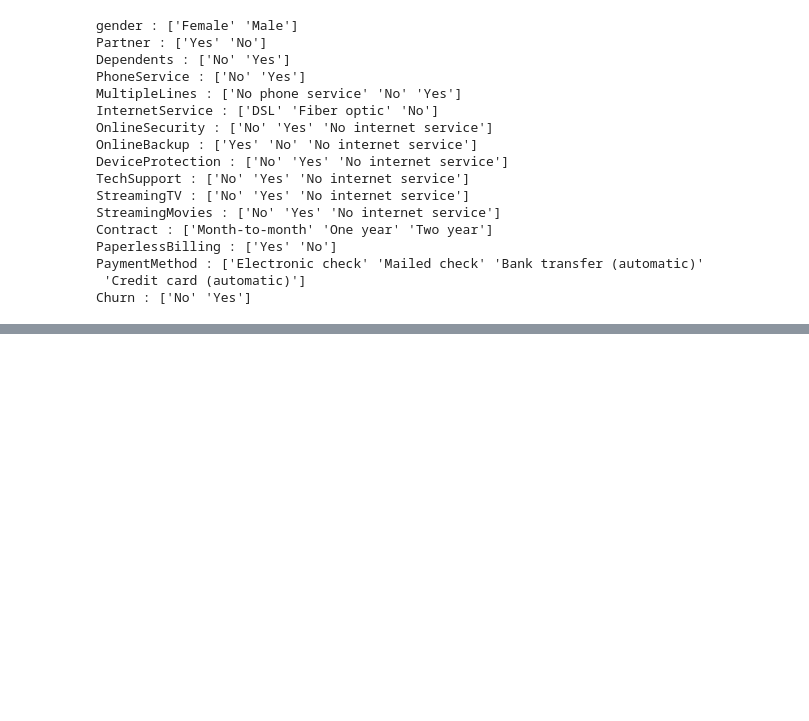
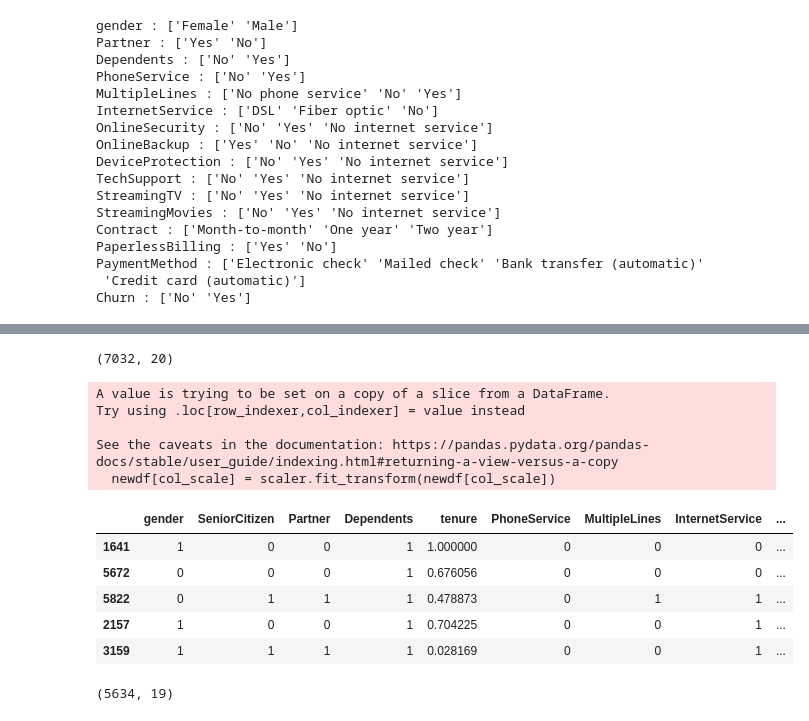
Before and after one commit to rajyavardhanbithale/ml, a Jupyter notebook: deep_learning/ann/ann.ipynb, the cells around one changed output, grey strips where cells are left out. Drawn from its saved outputs; the diff is of its cells as text; code cells hidden in the pictures; blank space fills up the shorter version.

```diff
--- a/deep_learning/ann/ann.ipynb
+++ b/deep_learning/ann/ann.ipynb
@@ -168,0 +233,2 @@ Churn : ['No' 'Yes']
+# %%
+newdf['gender'] = newdf['gender'].map({'Female':0,'Male':1})
@@ -168,0 +262,4 @@ Churn : ['No' 'Yes']
+# %%
+newdf.InternetService = newdf.InternetService.map({'DSL':0, 'Fiber optic':1, 'No':2})
+newdf.Contract = newdf.Contract.map({'Month-to-month':0, 'One year':1, 'Two year':2})
+newdf.PaymentMethod = newdf.PaymentMethod.map({'Electronic check':0, 'Mailed check':1, 'Bank transfer (automatic)':2,'Credit card (automatic)':3})
@@ -168,0 +323,26 @@ Churn : ['No' 'Yes']
+# %%
+newdf.shape
+# %% [output]
+(7032, 20)
+# %%
+col_scale = ['tenure','MonthlyCharges','TotalCharges']
+
+from sklearn.preprocessing import MinMaxScaler
+scaler = MinMaxScaler()
+
+newdf[col_scale] = scaler.fit_transform(newdf[col_scale])
+# %% [output]
+A value is trying to be set on a copy of a slice from a DataFrame.
+Try using .loc[row_indexer,col_indexer] = value instead
+
+See the caveats in the documentation: https://pandas.pydata.org/pandas-docs/stable/user_guide/indexing.html#returning-a-view-versus-a-copy
+  newdf[col_scale] = scaler.fit_transform(newdf[col_scale])
+# %%
+newdf.sample(5)
+# %% [output]
+|  | gender | SeniorCitizen | Partner | Dependents | tenure | PhoneService | MultipleLines | InternetService | ... |
+| 1641 | 1 | 0 | 0 | 1 | 1.000000 | 0 | 0 | 0 | ... |
+| 5672 | 0 | 0 | 0 | 1 | 0.676056 | 0 | 0 | 0 | ... |
+| 5822 | 0 | 1 | 1 | 1 | 0.478873 | 0 | 1 | 1 | ... |
+| 2157 | 1 | 0 | 0 | 1 | 0.704225 | 0 | 0 | 1 | ... |
+| 3159 | 1 | 1 | 1 | 1 | 0.028169 | 0 | 0 | 1 | ... |
@@ -168,0 +353,4 @@ Churn : ['No' 'Yes']
+# %%
+x_train.shape
+# %% [output]
+(5634, 19)
```
Also changed, not shown: parts of 18 cells of this notebook.
